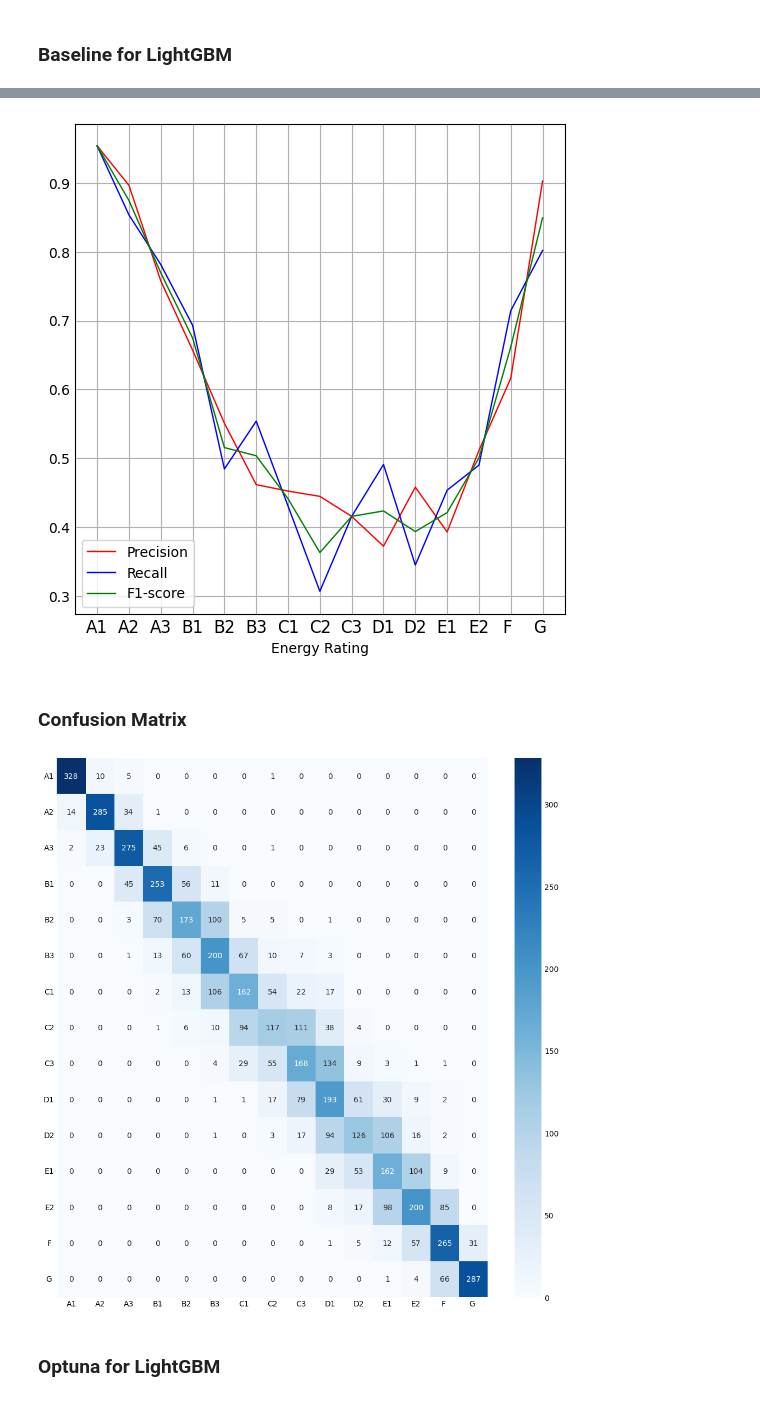
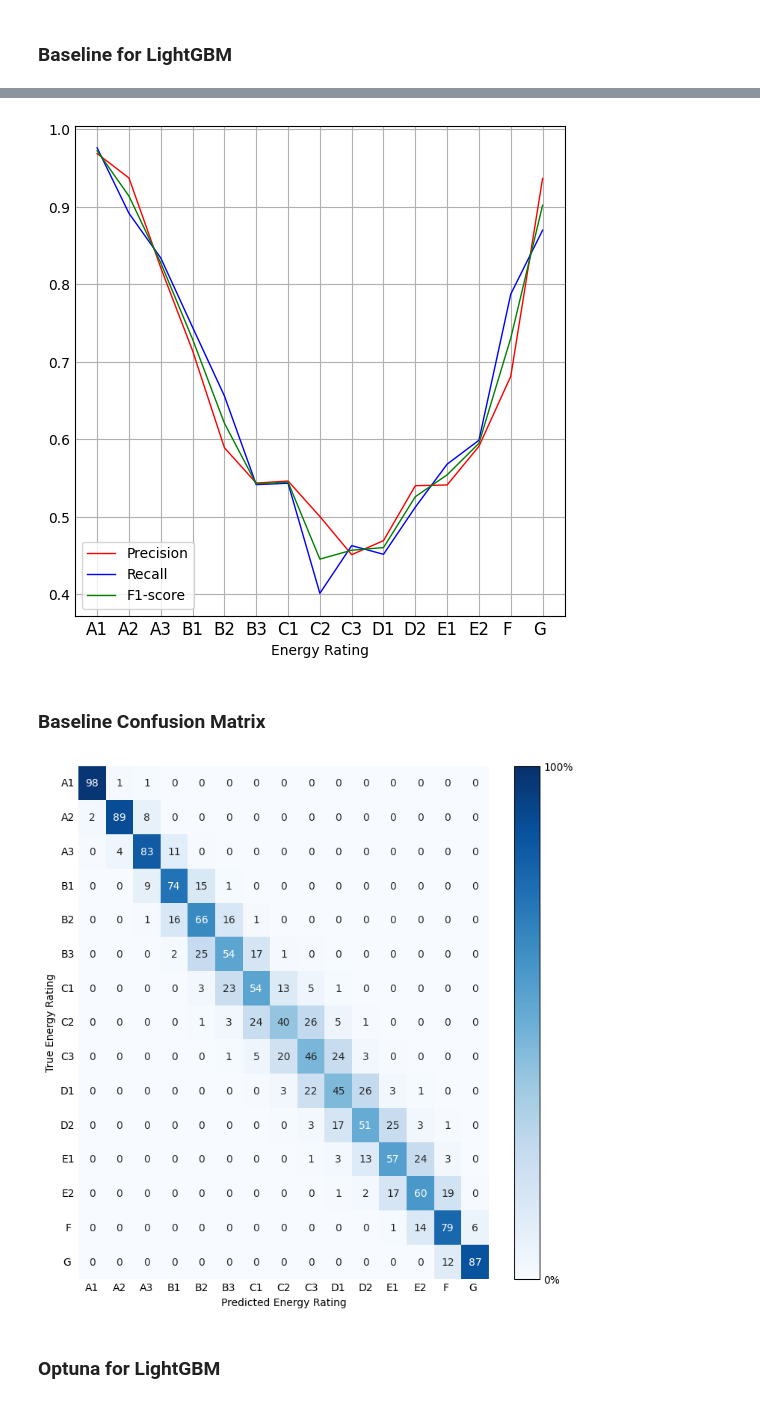
Before and after one commit to jbyrneirl/BER-Rating-AI-Model, a Jupyter notebook: notebooks/data-preparation/LightGBMClassifier.ipynb, the cells around one changed output, grey strips where cells are left out. Drawn from its saved outputs; the diff is of its cells as text; code cells hidden in the pictures.

```diff
--- a/notebooks/data-preparation/LightGBMClassifier.ipynb
+++ b/notebooks/data-preparation/LightGBMClassifier.ipynb
@@ -13,13 +13,20 @@ import helper_functions as hf
 # %% [markdown]
 ### Read the data
 # %%
-
 #balanced_dataset = '/../../data/training/ber-rating-dataset-final.csv' # final balanced dataset
 balanced_dataset = '/../../data/training/ber-rating-dataset-final-split_0.csv' # 1st split of balanced dataset
+balanced_dataset_1 = '/../../data/training/ber-rating-dataset-final-split_1.csv' # 1st split of balanced dataset
+balanced_dataset_2 = '/../../data/training/ber-rating-dataset-final-split_2.csv' # 2nd split of balanced dataset
+balanced_dataset_3 = '/../../data/training/ber-rating-dataset-final-split_3.csv' # 3rd split of balanced dataset
 
 current_folder = os.path.abspath('.')
 
 df = pd.read_table(current_folder + balanced_dataset, sep=";", encoding='cp437', header=0, on_bad_lines="warn")
+df_1 = pd.read_table(current_folder + balanced_dataset_1, sep=";", encoding='cp437', header=0, on_bad_lines="warn")
+df_2 = pd.read_table(current_folder + balanced_dataset_2, sep=";", encoding='cp437', header=0, on_bad_lines="warn")
+#df_3 = pd.read_table(current_folder + balanced_dataset_3, sep=";", encoding='cp437', header=0, on_bad_lines="warn")
+
+df = pd.concat([df, df_2, df_1], ignore_index=True, sort=False)
 
 # replace any spurious characters in feature names
 # df = df.rename(columns = lambda x:re.sub('[^A-Za-z0-9]+', '', x))
@@ -365,22 +397,29 @@ plt.legend(loc='best')
 
 plt.show()
 # %% [output]
-[figure, old version]
+[figure, new version]
 # %% [markdown]
-### Confusion Matrix
+### Baseline Confusion Matrix
 # %%
 from sklearn.metrics import confusion_matrix
 import seaborn as sns
 
 cf_matrix = confusion_matrix(y_energy_rating_test, y_preds)
 
 df_matrix = pd.DataFrame(cf_matrix, index=y_labels, columns=y_labels)
-plt.figure(figsize=(10, 10))
-sns_matrix = sns.heatmap(df_matrix, annot=True, cmap='Blues', fmt='g') # annot_kws={"size": 35 / np.sqrt(len(df_matrix))}
+df_matrix_percent =  df_matrix.copy().apply(lambda x: (x/x.sum())*100, axis=1)
+
+plt.figure(figsize=(7, 7))
+sns_matrix = sns.heatmap(df_matrix_percent, annot=True, cmap='Blues', fmt=f".0f", cbar=False, vmin=0, vmax=100) # annot_kws={"size": 35 / np.sqrt(len(df_matrix))}
+
 sns_matrix.set_yticklabels(sns_matrix.get_yticklabels(), rotation=0)
+sns_matrix.set(xlabel="Predicted Energy Rating", ylabel="True Energy Rating")
+cbar = sns_matrix.figure.colorbar(sns_matrix.collections[0])
+cbar.set_ticks([0, 100])
+cbar.set_ticklabels(["0%", "100%"])
 plt.show()
 # %% [output]
-[figure, old version]
+[figure, new version]
 # %% [markdown]
 ### Optuna for LightGBM
 # %%
```
Also changed, not shown: parts of 25 cells of this notebook, 8 other files.
